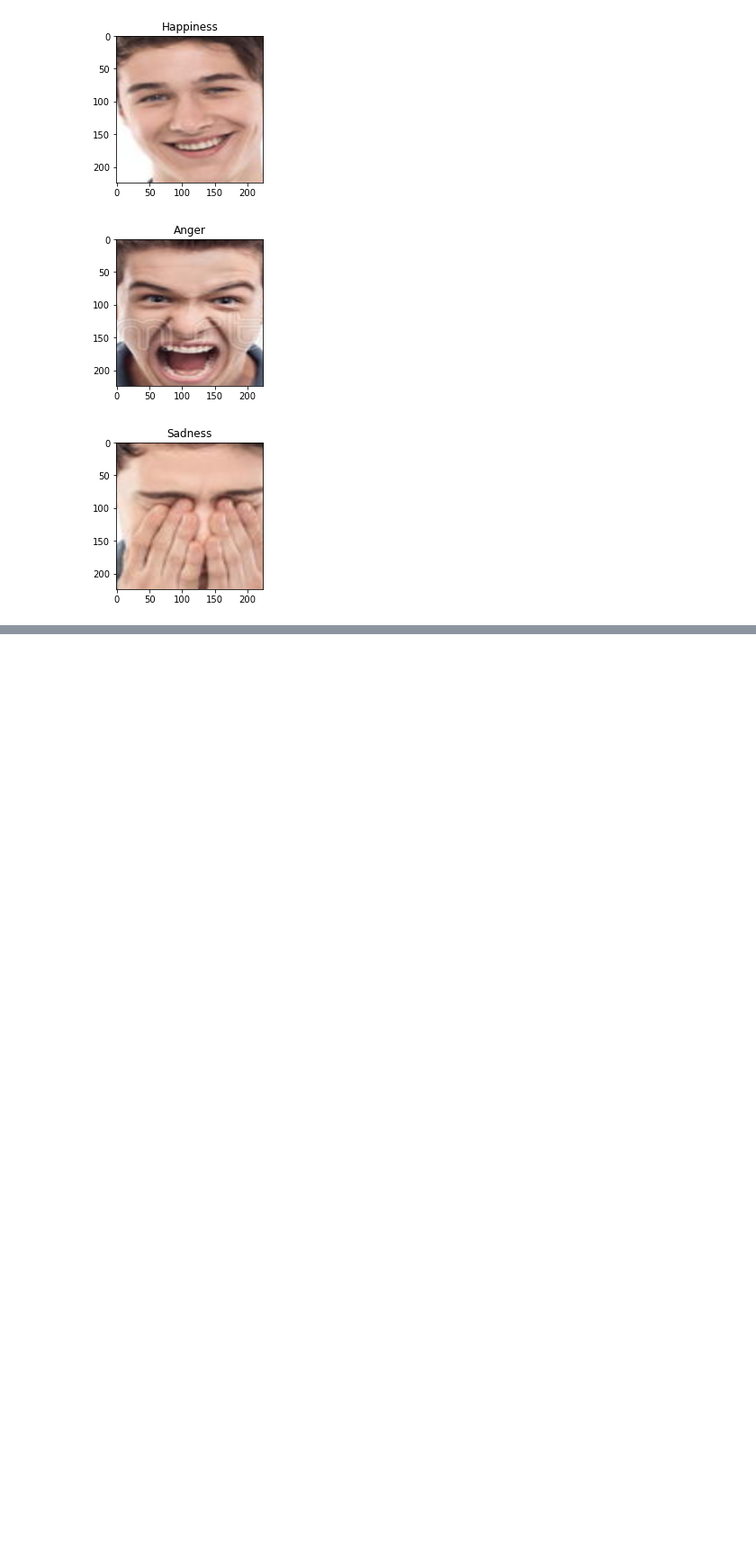
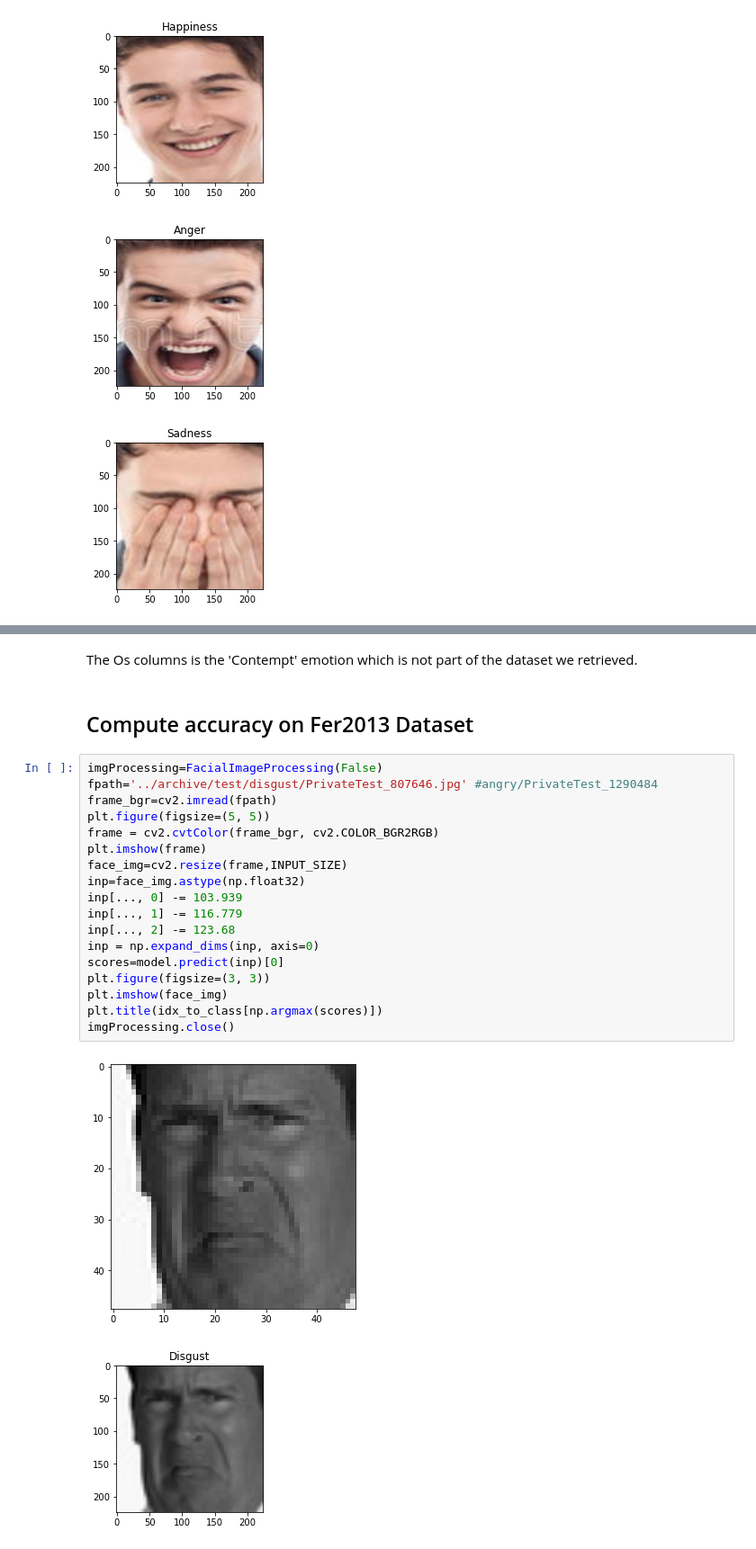
Before and after one commit to ESILV-Project-A5/multimedia-enjeux-techno, a Jupyter notebook: train_emotions.ipynb, the cells around one changed output, grey strips where cells are left out. Shown at 90% size. Saved outputs shown, nothing was run; the diff lists cells and outputs as text; blank space fills up the shorter version.

Commit message:
Add files via upload
Compute accuracy on Fer2013 dataset.

```diff
--- a/train_emotions.ipynb
+++ b/train_emotions.ipynb
@@ -1059,0 +1104,25 @@ print(count_good_prediction/count_file)
+# %% [markdown]
+The Os columns is the 'Contempt' emotion which is not part of the dataset we retrieved.
+# %% [markdown]
+## Compute accuracy on Fer2013 Dataset
+# %%
+imgProcessing=FacialImageProcessing(False)
+fpath='../archive/test/disgust/PrivateTest_807646.jpg' #angry/PrivateTest_1290484
+frame_bgr=cv2.imread(fpath)
+plt.figure(figsize=(5, 5))
+frame = cv2.cvtColor(frame_bgr, cv2.COLOR_BGR2RGB)
+plt.imshow(frame)
+face_img=cv2.resize(frame,INPUT_SIZE)
+inp=face_img.astype(np.float32)
+inp[..., 0] -= 103.939
+inp[..., 1] -= 116.779
+inp[..., 2] -= 123.68
+inp = np.expand_dims(inp, axis=0)
+scores=model.predict(inp)[0]
+plt.figure(figsize=(3, 3))
+plt.imshow(face_img)
+plt.title(idx_to_class[np.argmax(scores)])
+imgProcessing.close()
+# %% [output]
+[figure, added]
+[figure, added]
```
Also changed, not shown: parts of 15 cells of this notebook.
